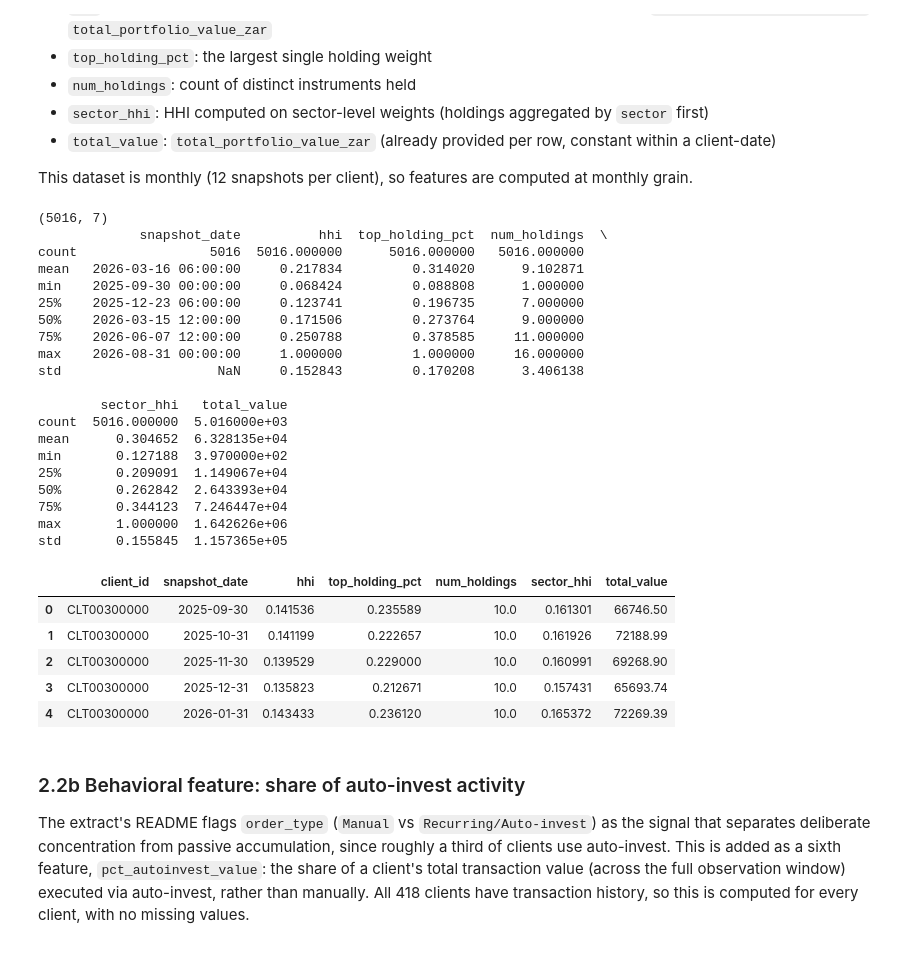
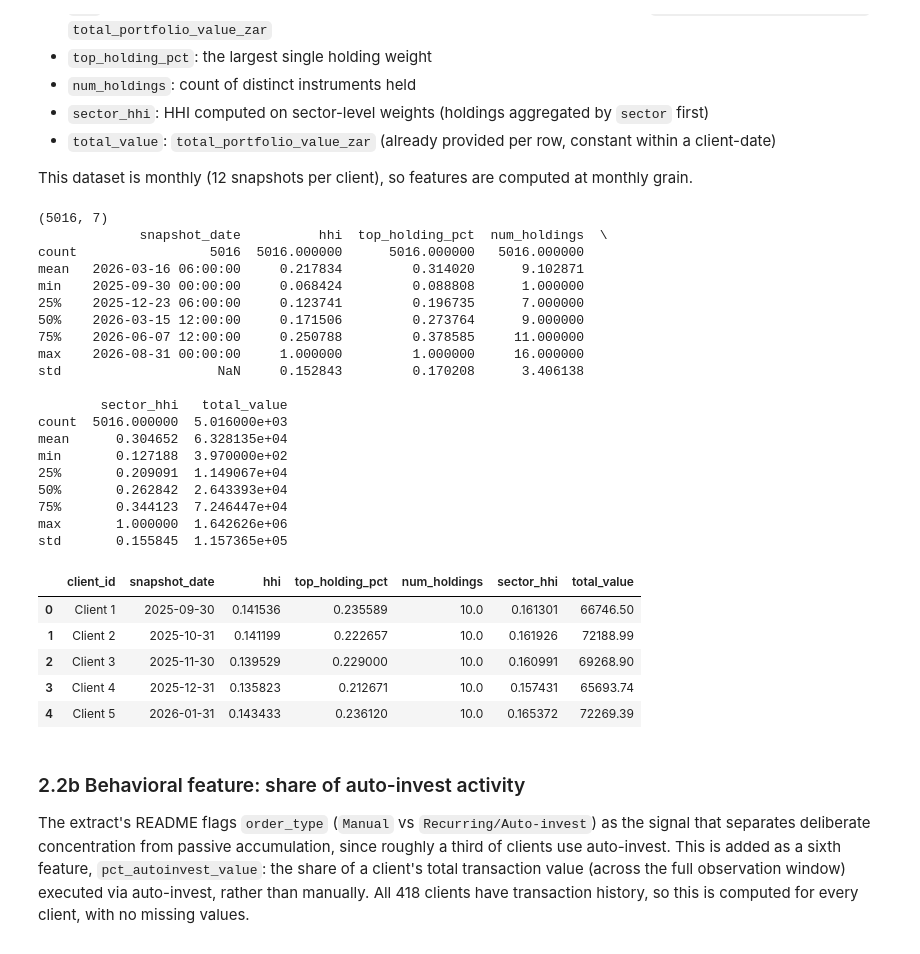
Before and after one commit to GopolangMmutlwaneCaptone/Risk-Concentration-Flagging, a Jupyter notebook: SS3_PartB/SS3_PartB.ipynb, the cells around one changed output. Cells and saved outputs as stored; diff of their text form; code cells hidden in the pictures.

Commit message:
Print aggregates and relabelled rows instead of client IDs in feature check

```diff
--- a/SS3_PartB/SS3_PartB.ipynb
+++ b/SS3_PartB/SS3_PartB.ipynb
@@ -385,39 +385,41 @@ def concentration_features(group):
 portfolio_features = (
     holdings_clean.groupby(["client_id", "snapshot_date"])
     .apply(concentration_features, include_groups=False)
     .reset_index()
 )
 
 print(portfolio_features.shape)
 print(portfolio_features.describe())
-portfolio_features.head()
+display_portfolio_features = portfolio_features.head().copy()
+display_portfolio_features['client_id'] = [f"Client {i+1}" for i in range(len(display_portfolio_features))]
+display_portfolio_features
 # %% [output]
 (5016, 7)
              snapshot_date          hhi  top_holding_pct  num_holdings  \
 count                 5016  5016.000000      5016.000000   5016.000000
 mean   2026-03-16 06:00:00     0.217834         0.314020      9.102871
 min    2025-09-30 00:00:00     0.068424         0.088808      1.000000
 25%    2025-12-23 06:00:00     0.123741         0.196735      7.000000
 50%    2026-03-15 12:00:00     0.171506         0.273764      9.000000
 75%    2026-06-07 12:00:00     0.250788         0.378585     11.000000
 max    2026-08-31 00:00:00     1.000000         1.000000     16.000000
 std                    NaN     0.152843         0.170208      3.406138
 
         sector_hhi   total_value
 count  5016.000000  5.016000e+03
 mean      0.304652  6.328135e+04
 min       0.127188  3.970000e+02
 25%       0.209091  1.149067e+04
 50%       0.262842  2.643393e+04
 75%       0.344123  7.246447e+04
 max       1.000000  1.642626e+06
 std       0.155845  1.157365e+05
 |  | client_id | snapshot_date | hhi | top_holding_pct | num_holdings | sector_hhi | total_value |
-| 0 | CLT00300000 | 2025-09-30 | 0.141536 | 0.235589 | 10.0 | 0.161301 | 66746.50 |
-| 1 | CLT00300000 | 2025-10-31 | 0.141199 | 0.222657 | 10.0 | 0.161926 | 72188.99 |
-| 2 | CLT00300000 | 2025-11-30 | 0.139529 | 0.229000 | 10.0 | 0.160991 | 69268.90 |
-| 3 | CLT00300000 | 2025-12-31 | 0.135823 | 0.212671 | 10.0 | 0.157431 | 65693.74 |
-| 4 | CLT00300000 | 2026-01-31 | 0.143433 | 0.236120 | 10.0 | 0.165372 | 72269.39 |
+| 0 | Client 1 | 2025-09-30 | 0.141536 | 0.235589 | 10.0 | 0.161301 | 66746.50 |
+| 1 | Client 2 | 2025-10-31 | 0.141199 | 0.222657 | 10.0 | 0.161926 | 72188.99 |
+| 2 | Client 3 | 2025-11-30 | 0.139529 | 0.229000 | 10.0 | 0.160991 | 69268.90 |
+| 3 | Client 4 | 2025-12-31 | 0.135823 | 0.212671 | 10.0 | 0.157431 | 65693.74 |
+| 4 | Client 5 | 2026-01-31 | 0.143433 | 0.236120 | 10.0 | 0.165372 | 72269.39 |
 # %% [markdown]
 ### 2.2b Behavioral feature: share of auto-invest activity
 
```
